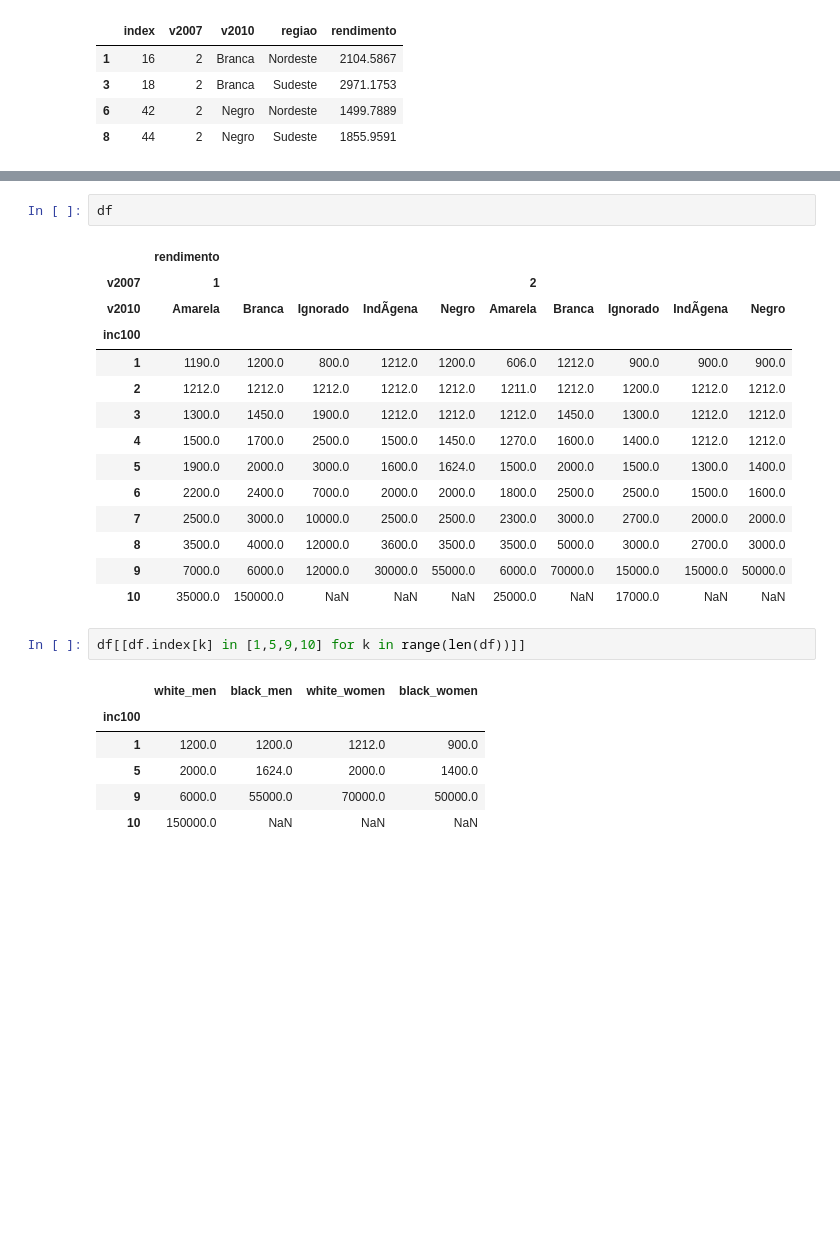
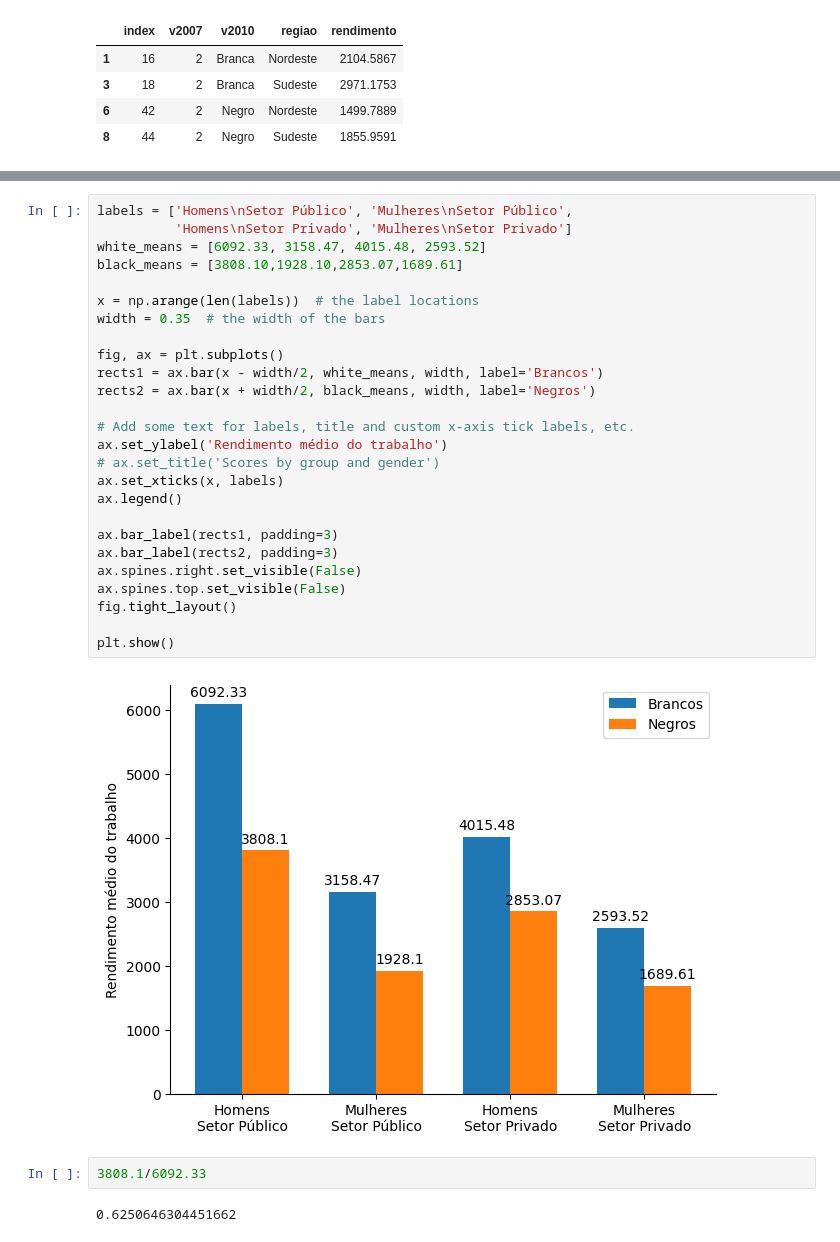
Before and after one commit to pactoPelaEquidade/reports, a Jupyter notebook: black_women/notebooks/2_plots_pnadc.ipynb, the cells around one changed output, grey strips where cells are left out. Saved outputs shown, nothing was run; the diff lists cells and outputs as text; blank space fills up the shorter version.

```diff
--- a/black_women/notebooks/2_plots_pnadc.ipynb
+++ b/black_women/notebooks/2_plots_pnadc.ipynb
@@ -219,26 +193,32 @@ for col in df.columns:
-# %%
-df
-# %% [output]
-|  | rendimento |  |  |  |  |  |  |  |  |  |
-| v2007 | 1 |  |  |  |  | 2 |  |  |  |  |
-| v2010 | Amarela | Branca | Ignorado | IndÃ­gena | Negro | Amarela | Branca | Ignorado | IndÃ­gena | Negro |
-| inc100 |  |  |  |  |  |  |  |  |  |  |
-| 1 | 1190.0 | 1200.0 | 800.0 | 1212.0 | 1200.0 | 606.0 | 1212.0 | 900.0 | 900.0 | 900.0 |
-| 2 | 1212.0 | 1212.0 | 1212.0 | 1212.0 | 1212.0 | 1211.0 | 1212.0 | 1200.0 | 1212.0 | 1212.0 |
-| 3 | 1300.0 | 1450.0 | 1900.0 | 1212.0 | 1212.0 | 1212.0 | 1450.0 | 1300.0 | 1212.0 | 1212.0 |
-| 4 | 1500.0 | 1700.0 | 2500.0 | 1500.0 | 1450.0 | 1270.0 | 1600.0 | 1400.0 | 1212.0 | 1212.0 |
-| 5 | 1900.0 | 2000.0 | 3000.0 | 1600.0 | 1624.0 | 1500.0 | 2000.0 | 1500.0 | 1300.0 | 1400.0 |
-| 6 | 2200.0 | 2400.0 | 7000.0 | 2000.0 | 2000.0 | 1800.0 | 2500.0 | 2500.0 | 1500.0 | 1600.0 |
-| 7 | 2500.0 | 3000.0 | 10000.0 | 2500.0 | 2500.0 | 2300.0 | 3000.0 | 2700.0 | 2000.0 | 2000.0 |
-| 8 | 3500.0 | 4000.0 | 12000.0 | 3600.0 | 3500.0 | 3500.0 | 5000.0 | 3000.0 | 2700.0 | 3000.0 |
-| 9 | 7000.0 | 6000.0 | 12000.0 | 30000.0 | 55000.0 | 6000.0 | 70000.0 | 15000.0 | 15000.0 | 50000.0 |
-| 10 | 35000.0 | 150000.0 | NaN | NaN | NaN | 25000.0 | NaN | 17000.0 | NaN | NaN |
-# %%
-df[[df.index[k] in [1,5,9,10] for k in range(len(df))]]
-# %% [output]
-|  | white_men | black_men | white_women | black_women |
-| inc100 |  |  |  |  |
-| 1 | 1200.0 | 1200.0 | 1212.0 | 900.0 |
-| 5 | 2000.0 | 1624.0 | 2000.0 | 1400.0 |
-| 9 | 6000.0 | 55000.0 | 70000.0 | 50000.0 |
-| 10 | 150000.0 | NaN | NaN | NaN |
+# %%
+labels = ['Homens\nSetor Público', 'Mulheres\nSetor Público',
+          'Homens\nSetor Privado', 'Mulheres\nSetor Privado']
+white_means = [6092.33, 3158.47, 4015.48, 2593.52]
+black_means = [3808.10,1928.10,2853.07,1689.61]
+
+x = np.arange(len(labels))  # the label locations
+width = 0.35  # the width of the bars
+
+fig, ax = plt.subplots()
+rects1 = ax.bar(x - width/2, white_means, width, label='Brancos')
+rects2 = ax.bar(x + width/2, black_means, width, label='Negros')
+
+# Add some text for labels, title and custom x-axis tick labels, etc.
+ax.set_ylabel('Rendimento médio do trabalho')
+# ax.set_title('Scores by group and gender')
+ax.set_xticks(x, labels)
+ax.legend()
+
+ax.bar_label(rects1, padding=3)
+ax.bar_label(rects2, padding=3)
+ax.spines.right.set_visible(False)
+ax.spines.top.set_visible(False)
+fig.tight_layout()
+
+plt.show()
+# %% [output]
+[figure, added]
+# %%
+3808.1/6092.33
+# %% [output]
+0.6250646304451662
```
Also changed, not shown: parts of 20 cells of this notebook, 17 other files.
